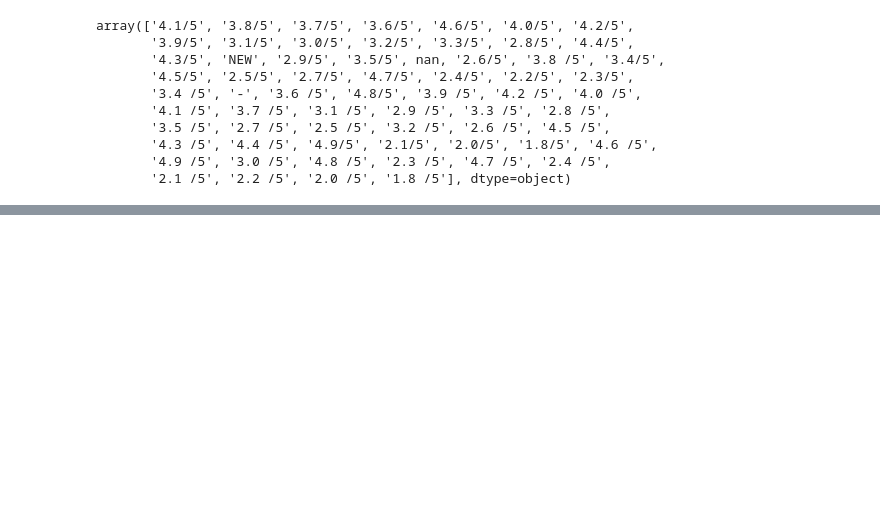
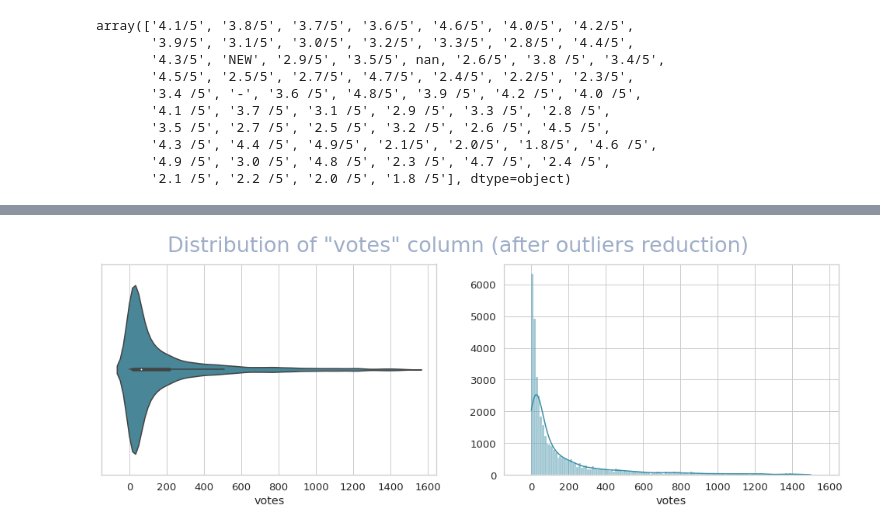
Before and after one commit to AnatolyAdamovich/ML-seminars, a Jupyter notebook: EDA/eda-bangalore-restaurants.ipynb, the cells around one changed output, grey strips where cells are left out. Saved outputs shown, nothing was run; the diff lists cells and outputs as text; code cells hidden in the pictures; blank space fills up the shorter version.

```diff
--- a/EDA/eda-bangalore-restaurants.ipynb
+++ b/EDA/eda-bangalore-restaurants.ipynb
@@ -173,0 +413,6 @@ data.drop()
+# %%
+# correct 'rate' column
+data.rate = data.rate.replace({'-': np.nan, 'NEW': np.nan})
+data.rate = data.rate.astype(str)
+data.rate = data.rate.apply(lambda row: row.replace('/5', ''))
+data.rate = data.rate.astype(float)
@@ -173,0 +567,10 @@ data.drop()
+# %%
+sub_data_votes = data[data['votes']<1500]
+fig, (ax1, ax2) = plt.subplots(1, 2, figsize=(17, 5), sharex=True)
+sns.violinplot(x=sub_data_votes['votes'], ax=ax1)
+sns.histplot(x=sub_data_votes['votes'], kde=True, ax=ax2)
+ax2.set(ylabel=None)
+plt.suptitle('Distribution of "votes" column (after outliers reduction)', size=27, fontdict=font_titles)
+plt.show()
+# %% [output]
+[figure, added]
```
Also changed, not shown: parts of 113 cells of this notebook.
